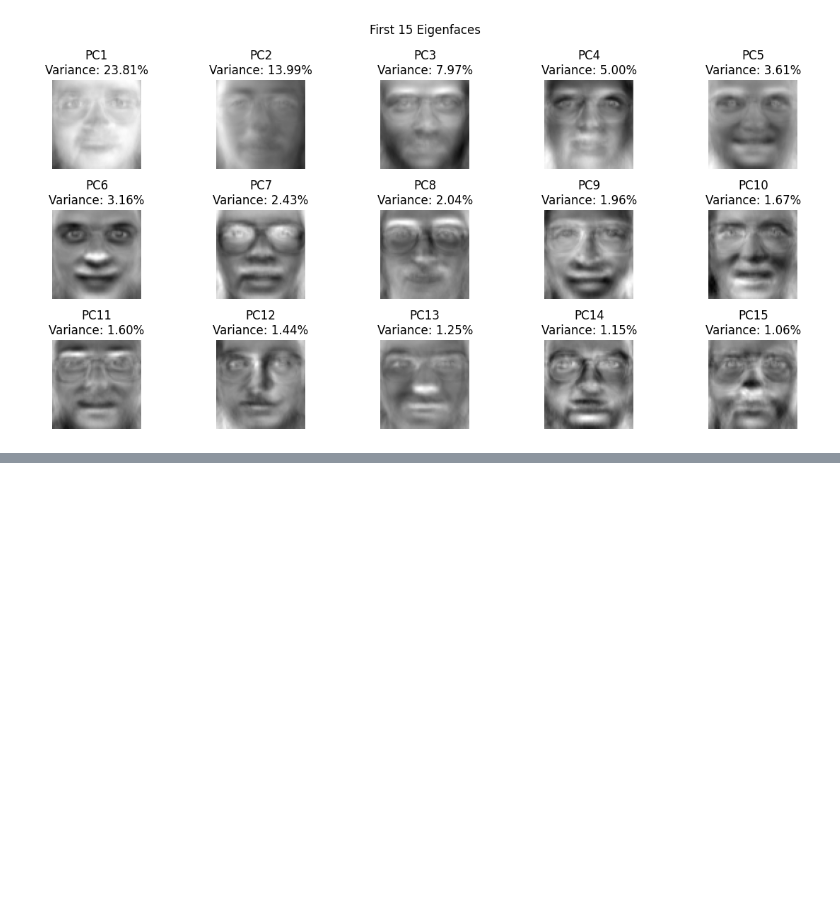
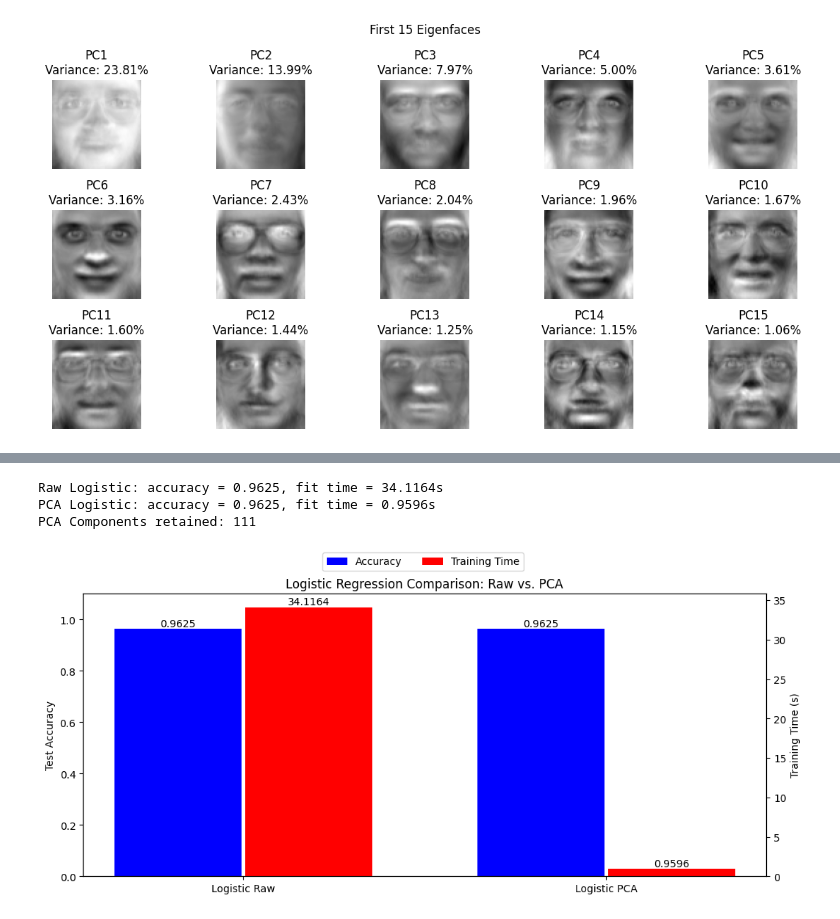
Before and after one commit to JFish72/CSC-349-Machine-Learning-, a Jupyter notebook: HW6/faces_pca.ipynb, the cells around one changed output, grey strips where cells are left out. Saved outputs shown, nothing was run; the diff lists cells and outputs as text; code cells hidden in the pictures; blank space fills up the shorter version.

```diff
--- a/HW6/faces_pca.ipynb
+++ b/HW6/faces_pca.ipynb
@@ -155,0 +160,53 @@ plt.show()
+# %%
+X_train, X_test, y_train, y_test = train_test_split(X, y, test_size = 0.2, stratify = y, random_state = 42)
+
+log_raw = LogisticRegression(max_iter = 5000, solver = 'lbfgs', random_state = 42)
+
+start = time.perf_counter()
+
+log_raw.fit(X_train, y_train)
+
+time_raw = time.perf_counter() - start
+pred_raw = log_raw.predict(X_test)
+acc_raw = accuracy_score(y_test, pred_raw)
+
+pca_train = PCA(n_components = 0.95, svd_solver = 'full')
+
+X_train_pca = pca_train.fit_transform(X_train)
+X_test_pca = pca_train.transform(X_test)
+log_pca = LogisticRegression(max_iter = 5000, solver = 'lbfgs', random_state = 42)
+
+start = time.perf_counter()
+
+log_pca.fit(X_train_pca, y_train)
+
+time_pca = time.perf_counter() - start
+pred_pca = log_pca.predict(X_test_pca)
+acc_pca = accuracy_score(y_test, pred_pca)
+
+print(f'Raw Logistic: accuracy = {acc_raw:.4f}, fit time = {time_raw:.4f}s')
+print(f'PCA Logistic: accuracy = {acc_pca:.4f}, fit time = {time_pca:.4f}s')
+print('PCA Components retained:', pca_train.n_components_)
+
+fig, ax1 = plt.subplots(figsize = (12, 5))
+ax2 = ax1.twinx()
+
+a = ax1.bar(np.arange(2) - 0.18, [acc_raw, acc_pca], 0.35, label = 'Accuracy', color = 'blue')
+b = ax2.bar(np.arange(2) + 0.18, [time_raw, time_pca], 0.35, label = 'Training Time', color = 'red')
+
+ax1.set_ylim(0, 1.1)
+ax1.set_ylabel('Test Accuracy')
+ax2.set_ylabel('Training Time (s)')
+ax1.set_xticks(np.arange(2), ['Logistic Raw', 'Logistic PCA'])
+ax1.bar_label(a, fmt = '%.4f')
+ax2.bar_label(b, fmt = '%.4f')
+
+fig.legend(loc = 'upper center', ncol = 2)
+
+ax1.set_title('Logistic Regression Comparison: Raw vs. PCA')
+plt.show()
+# %% [output]
+Raw Logistic: accuracy = 0.9625, fit time = 34.1164s
+PCA Logistic: accuracy = 0.9625, fit time = 0.9596s
+PCA Components retained: 111
+[figure, added]
```
Also changed, not shown: parts of 2 cells of this notebook.
